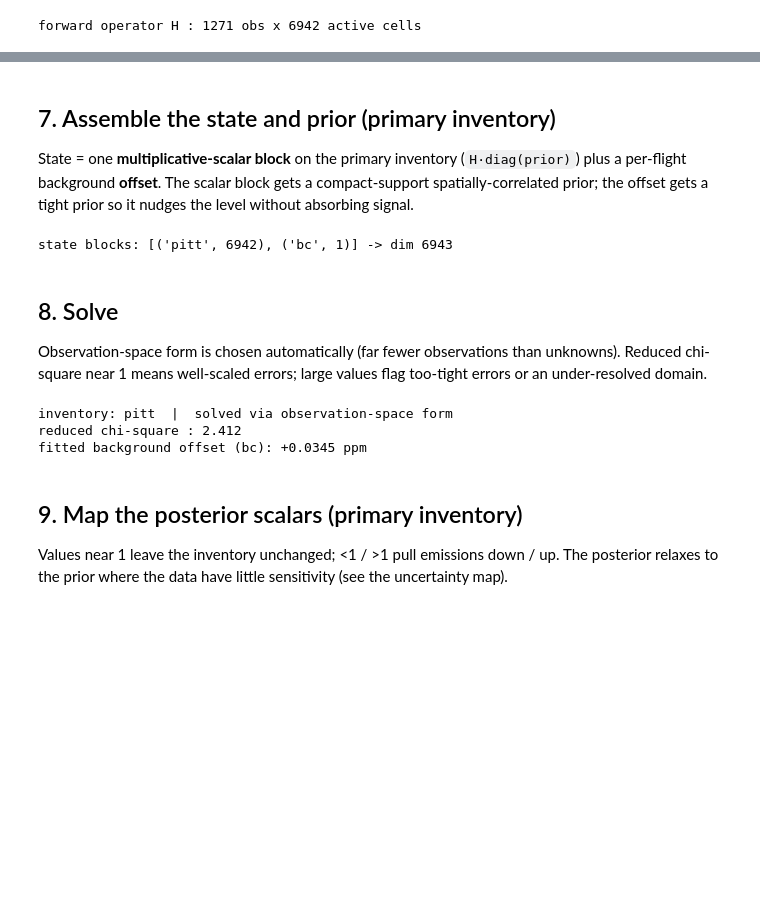
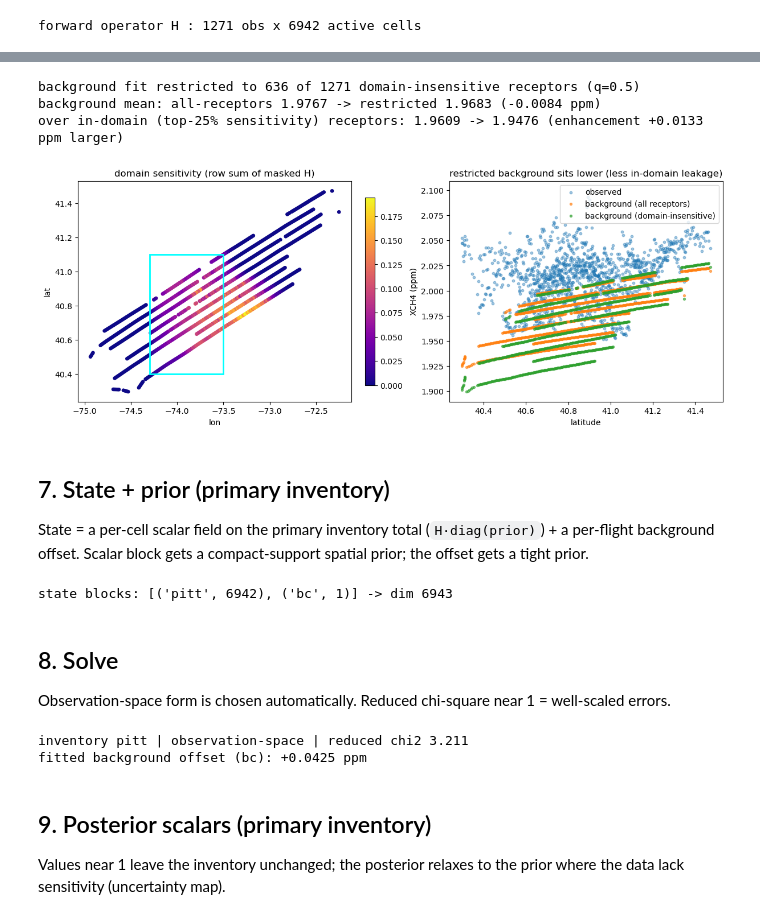
Before and after one commit to erselab/halo-nyc, a Jupyter notebook: bayes_opt/halo_oe/halo_inversion_walkthrough.ipynb, the cells around one changed output, grey strips where cells are left out. Drawn from its saved outputs; the diff is of its cells as text; code cells hidden in the pictures; blank space fills up the shorter version.

Commit message:
improvements to the state vector to allow components to have spatial correlations, etc

```diff
--- a/bayes_opt/halo_oe/halo_inversion_walkthrough.ipynb
+++ b/bayes_opt/halo_oe/halo_inversion_walkthrough.ipynb
@@ -110,19 +107,11 @@ enhancement z : mean +0.0380, range [-0.0246, +0.1355] ppm, 89% positive
 # %%
 fig, ax = plt.subplots(1, 3, figsize=(16, 4.4), constrained_layout=True)
-for a, (title, val, cmap) in zip(ax, [
-        ('Observed XCH4', obs, 'viridis'),
-        ('Fitted background (plane)', bg, 'viridis'),
-        ('Enhancement  z = obs - bg', z, 'RdBu_r')]):
+for a, (title, val, cmap) in zip(ax, [('Observed XCH4', obs, 'viridis'),
+        ('Fitted background (plane)', bg, 'viridis'), ('Enhancement z = obs - bg', z, 'RdBu_r')]):
     vlim = None if cmap=='viridis' else max(abs(z.min()), abs(z.max()))
     kw = dict(vmin=-vlim, vmax=vlim) if vlim else {}
     s = a.scatter(rlon, rlat, c=val, s=14, cmap=cmap, **kw)
     a.set_title(title); a.set_xlabel('lon'); a.set_ylabel('lat'); fig.colorbar(s, ax=a, shrink=0.85)
 plt.show()
-
-fig, ax = plt.subplots(figsize=(7, 4))
-ax.scatter(rlat, obs, s=10, alpha=0.5, label='observed')
-ax.scatter(rlat, bg, s=8, color='red', alpha=0.6, label='fitted background')
-ax.set_xlabel('latitude'); ax.set_ylabel('XCH4 (ppm)'); ax.legend()
-ax.set_title('Background rides the clean-air floor, leaving the enhancement above it'); plt.show()
 # %% [output]
 [figure]
@@ -154,8 +141,8 @@ ax = np.atleast_1d(ax)
 for a, name in zip(ax, priors):
     f = crop(priors[name]).copy(); f[f <= 0] = np.nan
     im = a.imshow(f, origin='lower', extent=EXTENT, aspect='auto', cmap='magma')
-    title = f'prior: {name}' + ('  (primary)' if name == INVENTORY else '')
-    a.set_title(title); a.set_xlabel('lon'); a.set_ylabel('lat'); fig.colorbar(im, ax=a, shrink=0.85)
+    a.set_title(f'prior: {name}' + ('  (primary)' if name == INVENTORY else ''))
+    a.set_xlabel('lon'); a.set_ylabel('lat'); fig.colorbar(im, ax=a, shrink=0.85)
 plt.show()
 # %% [output]
 [figure]
@@ -172,6 +165,45 @@ forward operator H : 1271 obs x 6942 active cells
+# %%
+# domain sensitivity of each receptor = row sum of the masked Jacobian
+# (column response to a unit uniform flux over the active cells)
+domain_sensitivity = base.matvec(np.ones(core.n_active))
+bg_all = bg  # the step-3 fit using all receptors
+
+if DOMAIN_SENS_Q < 1.0:
+    fit_mask = domain_insensitive_mask(domain_sensitivity, DOMAIN_SENS_Q)
+    bg = flight_background(rlat, rlon, obs, degree=DEGREE, quantile=ENVELOPE_QUANTILE,
+                           n_iter=N_ITER, fit_mask=fit_mask)
+    print(f'background fit restricted to {fit_mask.sum()} of {len(obs)} '
+          f'domain-insensitive receptors (q={DOMAIN_SENS_Q})')
+else:
+    print('domain-sensitivity restriction disabled (q=1.0): using all receptors')
+
+z = obs - bg
+hi = domain_sensitivity > np.quantile(domain_sensitivity, 0.75)   # most in-domain receptors
+print(f'background mean: all-receptors {bg_all.mean():.4f} -> restricted {bg.mean():.4f} '
+      f'({bg.mean()-bg_all.mean():+.4f} ppm)')
+print(f'over in-domain (top-25% sensitivity) receptors: {bg_all[hi].mean():.4f} -> {bg[hi].mean():.4f} '
+      f'(enhancement {bg_all[hi].mean()-bg[hi].mean():+.4f} ppm larger)')
+
+# visualize which receptors anchored the (restricted) background
+fig, ax = plt.subplots(1, 2, figsize=(12, 4.6), constrained_layout=True)
+s0 = ax[0].scatter(rlon, rlat, c=domain_sensitivity, s=14, cmap='plasma')
+ax[0].add_patch(plt.Rectangle((BBOX[2], BBOX[0]), BBOX[3]-BBOX[2], BBOX[1]-BBOX[0], fill=False, ec='cyan', lw=2))
+ax[0].set_title('domain sensitivity (row sum of masked H)'); fig.colorbar(s0, ax=ax[0], shrink=0.85)
+ax[1].scatter(rlat, obs, s=10, alpha=0.4, label='observed')
+ax[1].scatter(rlat, bg_all, s=8, alpha=0.6, label='background (all receptors)')
+ax[1].scatter(rlat, bg, s=8, alpha=0.6, label='background (domain-insensitive)')
+ax[1].set_xlabel('latitude'); ax[1].set_ylabel('XCH4 (ppm)'); ax[1].legend()
+ax[1].set_title('restricted background sits lower (less in-domain leakage)')
+for a in [ax[0]]: a.set_xlabel('lon'); a.set_ylabel('lat')
+plt.show()
+# %% [output]
+background fit restricted to 636 of 1271 domain-insensitive receptors (q=0.5)
+background mean: all-receptors 1.9767 -> restricted 1.9683 (-0.0084 ppm)
+over in-domain (top-25% sensitivity) receptors: 1.9609 -> 1.9476 (enhancement +0.0133 ppm larger)
+[figure, added]
 # %% [markdown]
-## 7. Assemble the state and prior (primary inventory)
+## 7. State + prior (primary inventory)
 
-State = one **multiplicative-scalar block** on the primary inventory (`H·diag(prior)`) plus a per-flight background **offset**. The scalar block gets a compact-support spatially-correlated prior; the offset gets a tight prior so it nudges the level without absorbing signal.
+State = a per-cell scalar field on the primary inventory total (`H·diag(prior)`) + a per-flight background offset. Scalar block gets a compact-support spatial prior; the offset gets a tight prior.
 # %%
 cat_blocks, cat_ops = category_blocks(core, base, {INVENTORY: priors[INVENTORY]})
@@ -197,22 +226,20 @@ state blocks: [('pitt', 6942), ('bc', 1)] -> dim 6943
 # %% [markdown]
 ## 8. Solve
 
-Observation-space form is chosen automatically (far fewer observations than unknowns). Reduced chi-square near 1 means well-scaled errors; large values flag too-tight errors or an under-resolved domain.
+Observation-space form is chosen automatically. Reduced chi-square near 1 = well-scaled errors.
 # %%
 problem = GaussianLinearProblem(H=H, z=obs_data.z, xa=xa, Sa=Sa, R=obs_data.R)
 posterior = solve(problem)
-print(f'inventory: {INVENTORY}  |  solved via {posterior.strategy}-space form')
-print(f'reduced chi-square : {reduced_chi_square(problem, posterior):.3f}')
+print(f'inventory {INVENTORY} | {posterior.strategy}-space | reduced chi2 {reduced_chi_square(problem, posterior):.3f}')
 if 'bc' in state.names:
     print(f'fitted background offset (bc): {state.unpack(posterior.mean)["bc"][0]:+.4f} ppm')
 # %% [output]
-inventory: pitt  |  solved via observation-space form
-reduced chi-square : 2.412
-fitted background offset (bc): +0.0345 ppm
+inventory pitt | observation-space | reduced chi2 3.211
+fitted background offset (bc): +0.0425 ppm
 # %% [markdown]
-## 9. Map the posterior scalars (primary inventory)
+## 9. Posterior scalars (primary inventory)
 
-Values near 1 leave the inventory unchanged; <1 / >1 pull emissions down / up. The posterior relaxes to the prior where the data have little sensitivity (see the uncertainty map).
+Values near 1 leave the inventory unchanged; the posterior relaxes to the prior where the data lack sensitivity (uncertainty map).
 # %%
 parts = state.unpack(posterior.mean); stds = state.unpack(posterior.stddev())
 sfield = crop(core.to_field(parts[INVENTORY])); ufield = crop(core.to_field(stds[INVENTORY]))
```
Also changed, not shown: parts of 25 cells of this notebook, 4 other files.
